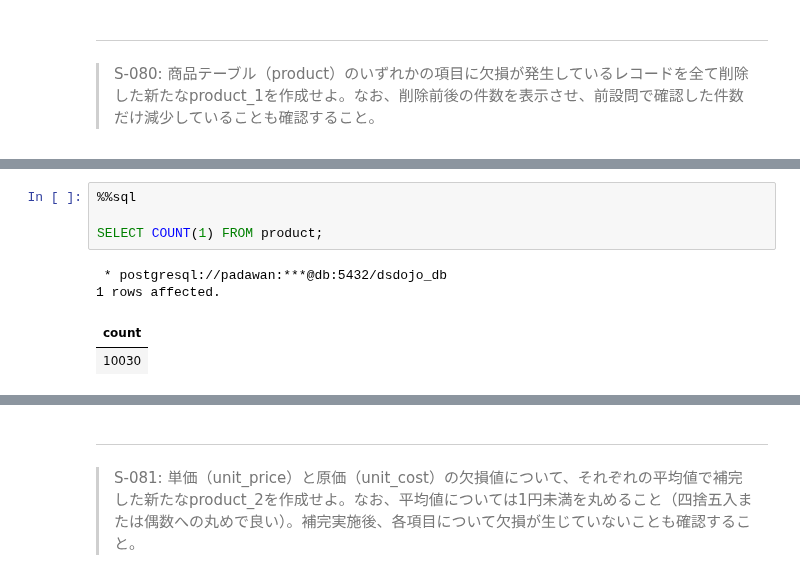
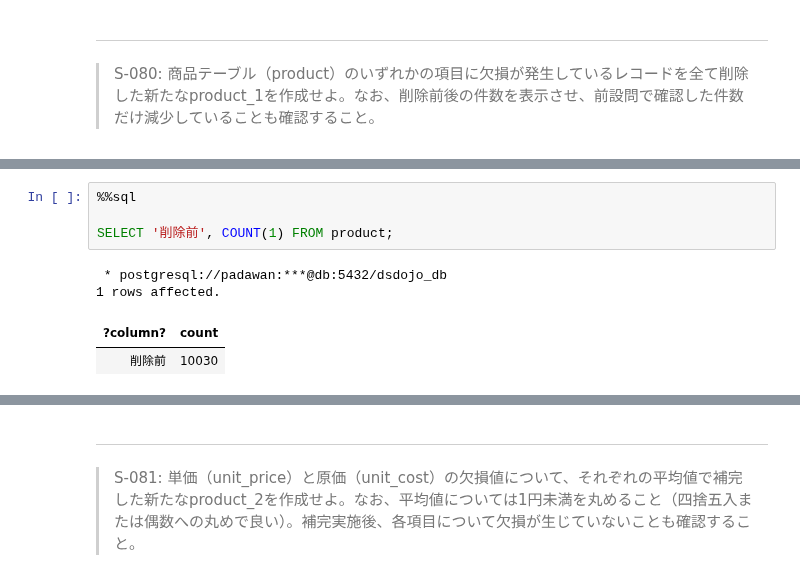
Before and after one commit to The-Japan-DataScientist-Society/100knocks-preprocess, a Jupyter notebook: docker/work/answer/ans_preprocess_knock_SQL.ipynb, the cells around one changed output, grey strips where cells are left out. Cells and saved outputs as stored; diff of their text form.

```diff
--- a/docker/work/answer/ans_preprocess_knock_SQL.ipynb
+++ b/docker/work/answer/ans_preprocess_knock_SQL.ipynb
@@ -2414,9 +2427,9 @@ FROM product LIMIT 10
 # %%
 %%sql
 
-SELECT COUNT(1) FROM product;
+SELECT '削除前', COUNT(1) FROM product;
 # %% [output]
  * postgresql://padawan:***@db:5432/dsdojo_db
 1 rows affected.
-| count |
-| 10030 |
+| ?column? | count |
+| 削除前 | 10030 |
```
Also changed, not shown: parts of 7 cells of this notebook, 1 other file.
